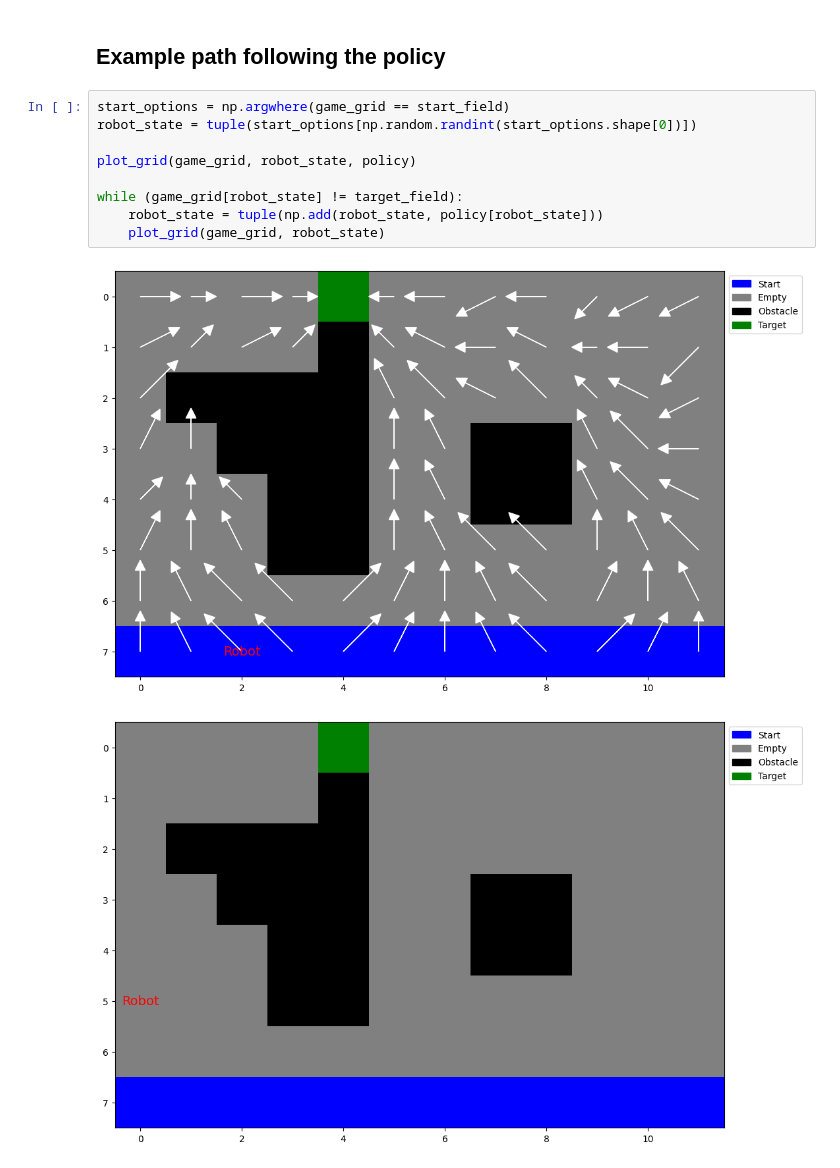
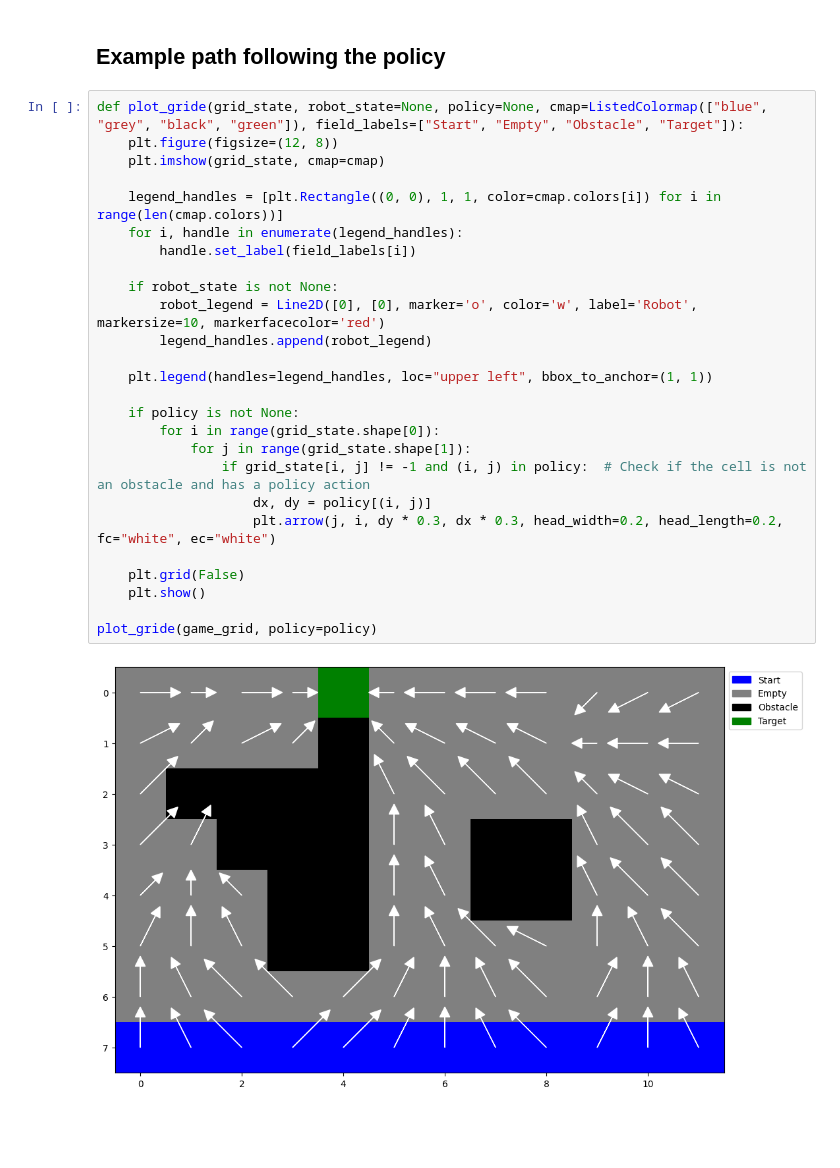
Before and after one commit to tobsel7/course-machine-learning-tuvienna, a Jupyter notebook: src/exercise3/reinforcement_learning_robot.ipynb, the cells around one changed output. Drawn from its saved outputs; the diff is of its cells as text; blank space fills up the shorter version.

```diff
--- a/src/exercise3/reinforcement_learning_robot.ipynb
+++ b/src/exercise3/reinforcement_learning_robot.ipynb
@@ -148,14 +144,30 @@ plot_grid(game_grid, policy=policy)
 # %% [markdown]
 ## Example path following the policy
 # %%
-start_options = np.argwhere(game_grid == start_field)
-robot_state = tuple(start_options[np.random.randint(start_options.shape[0])])
+def plot_gride(grid_state, robot_state=None, policy=None, cmap=ListedColormap(["blue", "grey", "black", "green"]), field_labels=["Start", "Empty", "Obstacle", "Target"]):
+    plt.figure(figsize=(12, 8))
+    plt.imshow(grid_state, cmap=cmap)
 
-plot_grid(game_grid, robot_state, policy)
+    legend_handles = [plt.Rectangle((0, 0), 1, 1, color=cmap.colors[i]) for i in range(len(cmap.colors))]
+    for i, handle in enumerate(legend_handles):
+        handle.set_label(field_labels[i])
 
-while (game_grid[robot_state] != target_field):
-    robot_state = tuple(np.add(robot_state, policy[robot_state]))
-    plot_grid(game_grid, robot_state)
+    if robot_state is not None:
+        robot_legend = Line2D([0], [0], marker='o', color='w', label='Robot', markersize=10, markerfacecolor='red')
+        legend_handles.append(robot_legend)
+
+    plt.legend(handles=legend_handles, loc="upper left", bbox_to_anchor=(1, 1))
+
+    if policy is not None:
+        for i in range(grid_state.shape[0]):
+            for j in range(grid_state.shape[1]):
+                if grid_state[i, j] != -1 and (i, j) in policy:  # Check if the cell is not an obstacle and has a policy action
+                    dx, dy = policy[(i, j)]
+                    plt.arrow(j, i, dy * 0.3, dx * 0.3, head_width=0.2, head_length=0.2, fc="white", ec="white")
+
+    plt.grid(False)
+    plt.show()
+
+plot_gride(game_grid, policy=policy)
 # %% [output]
-[figure, old version]
+[figure, new version]
-[figure, removed]
```
Also changed, not shown: parts of 5 cells of this notebook.
